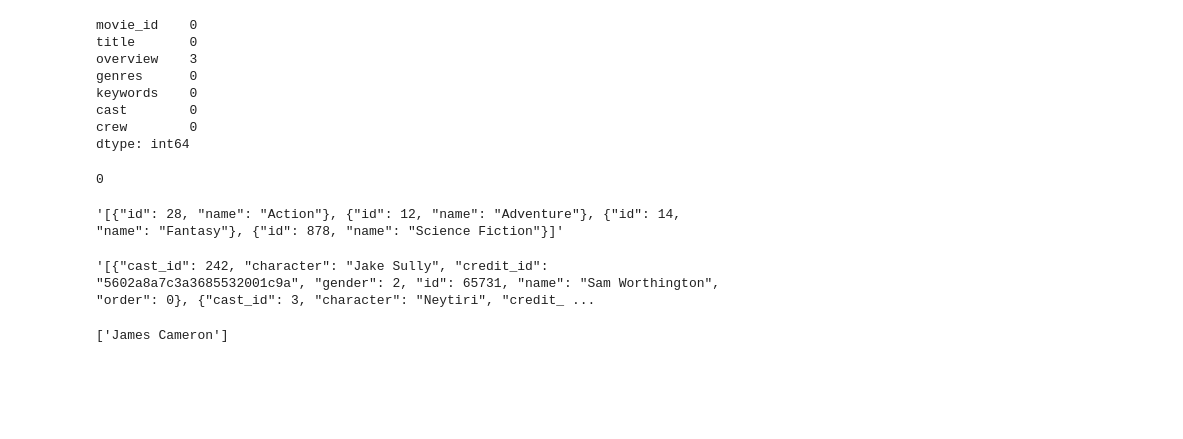
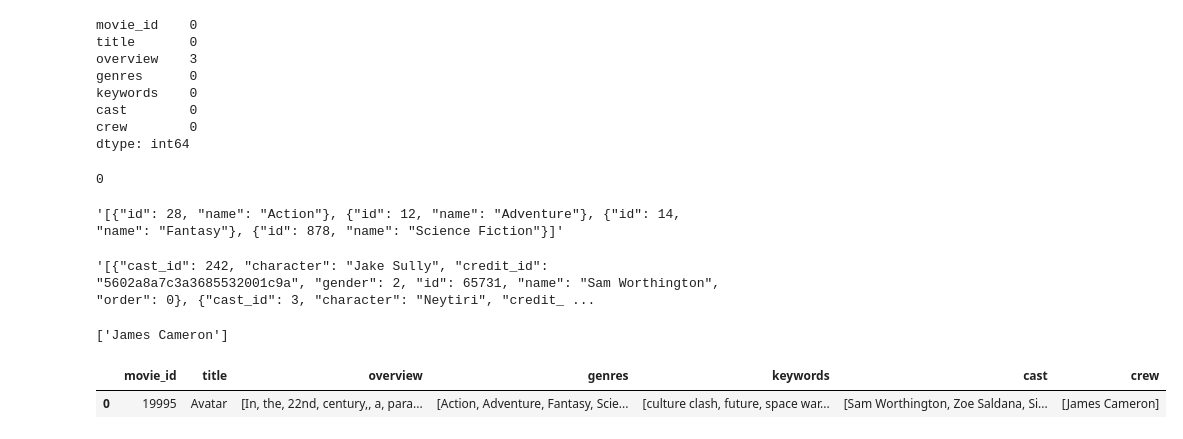
Before and after one commit to AliRaza0604/Movie_Recommendation_Engine, a Jupyter notebook: Data_Processing.ipynb, the cells around one changed output. Saved outputs shown, nothing was run; the diff lists cells and outputs as text; code cells hidden in the pictures; blank space fills up the shorter version.

```diff
--- a/Data_Processing.ipynb
+++ b/Data_Processing.ipynb
@@ -123,3 +123,8 @@ movies['crew'][0]
 ['James Cameron']
 # %%
 movies['overview'] = movies['overview'].apply(lambda x:x.split())
+# %%
+movies.head(1)
+# %% [output]
+|  | movie_id | title | overview | genres | keywords | cast | crew |
+| 0 | 19995 | Avatar | [In, the, 22nd, century,, a, para... | [Action, Adventure, Fantasy, Scie... | [culture clash, future, space war... | [Sam Worthington, Zoe Saldana, Si... | [James Cameron] |
```
Also changed, not shown: parts of 9 cells of this notebook, 4 other files.
